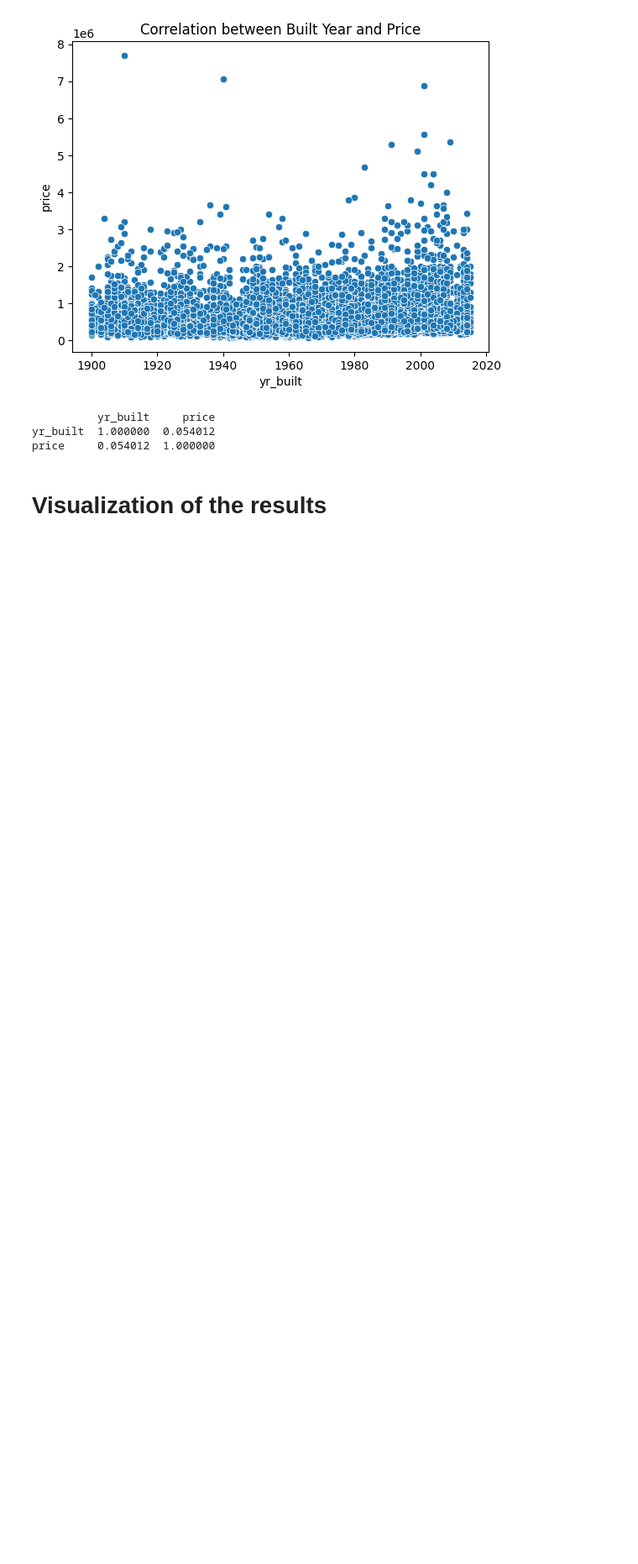
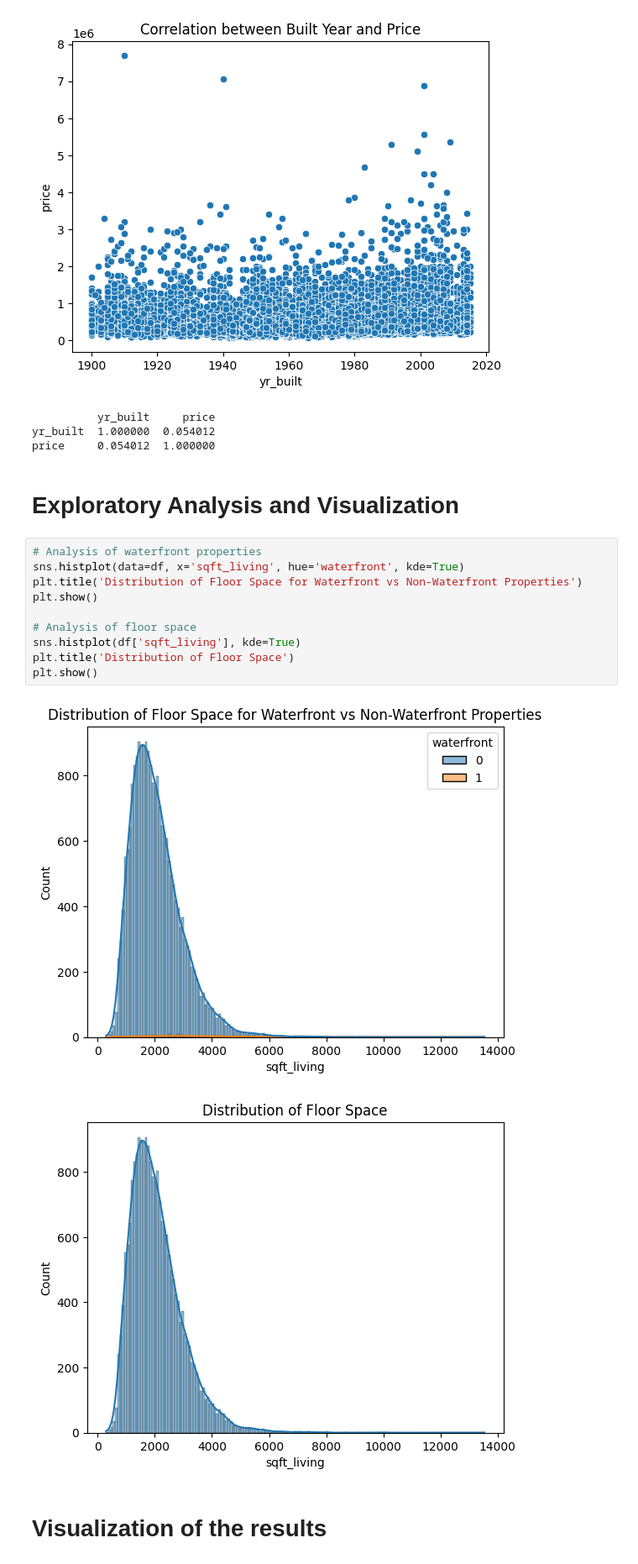
Before and after one commit to hellooishik/DatasetPyManchester, a Jupyter notebook: Data_Analysis_with_Python_Manchester.ipynb, the cells around one changed output. Shown: that part at 84% size. Saved outputs shown, nothing was run; the diff lists cells and outputs as text; blank space fills up the shorter version.

```diff
--- a/Data_Analysis_with_Python_Manchester.ipynb
+++ b/Data_Analysis_with_Python_Manchester.ipynb
@@ -128,6 +206,21 @@ print(correlation)
           yr_built     price
 yr_built  1.000000  0.054012
 price     0.054012  1.000000
+# %% [markdown]
+# Exploratory Analysis and Visualization
+# %%
+# Analysis of waterfront properties
+sns.histplot(data=df, x='sqft_living', hue='waterfront', kde=True)
+plt.title('Distribution of Floor Space for Waterfront vs Non-Waterfront Properties')
+plt.show()
+
+# Analysis of floor space
+sns.histplot(df['sqft_living'], kde=True)
+plt.title('Distribution of Floor Space')
+plt.show()
+# %% [output]
+[figure, added]
+[figure, added]
 # %% [markdown]
 # Visualization of the results
 # %%
```
Also changed, not shown: parts of 7 cells of this notebook.
